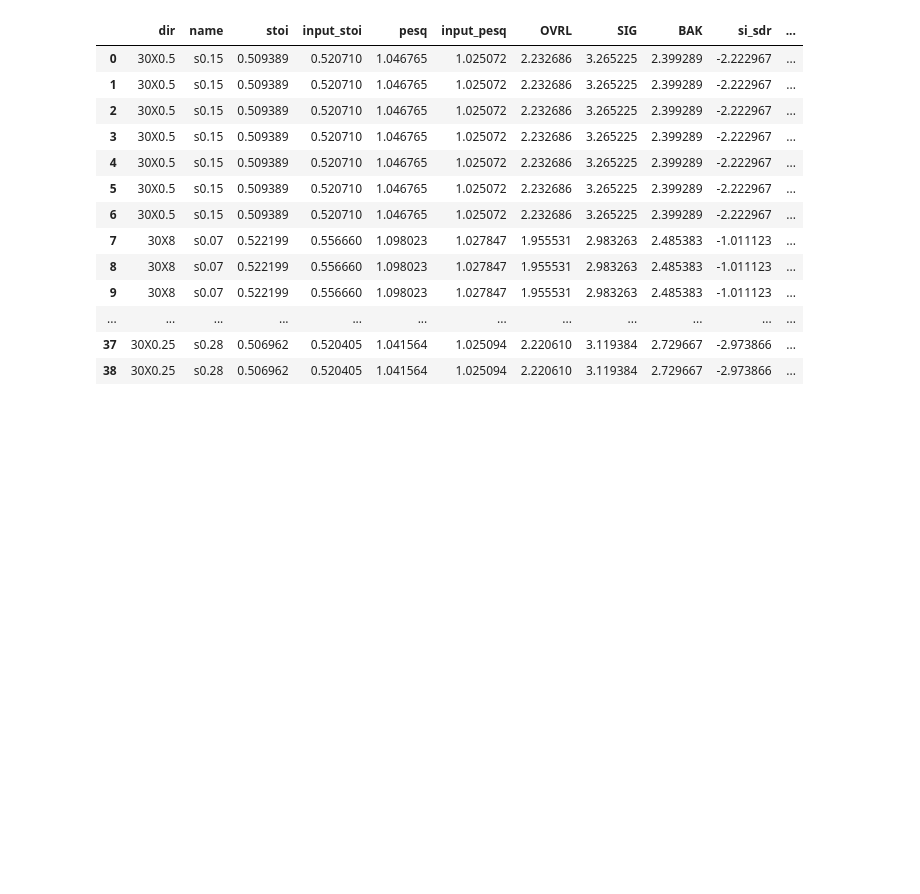
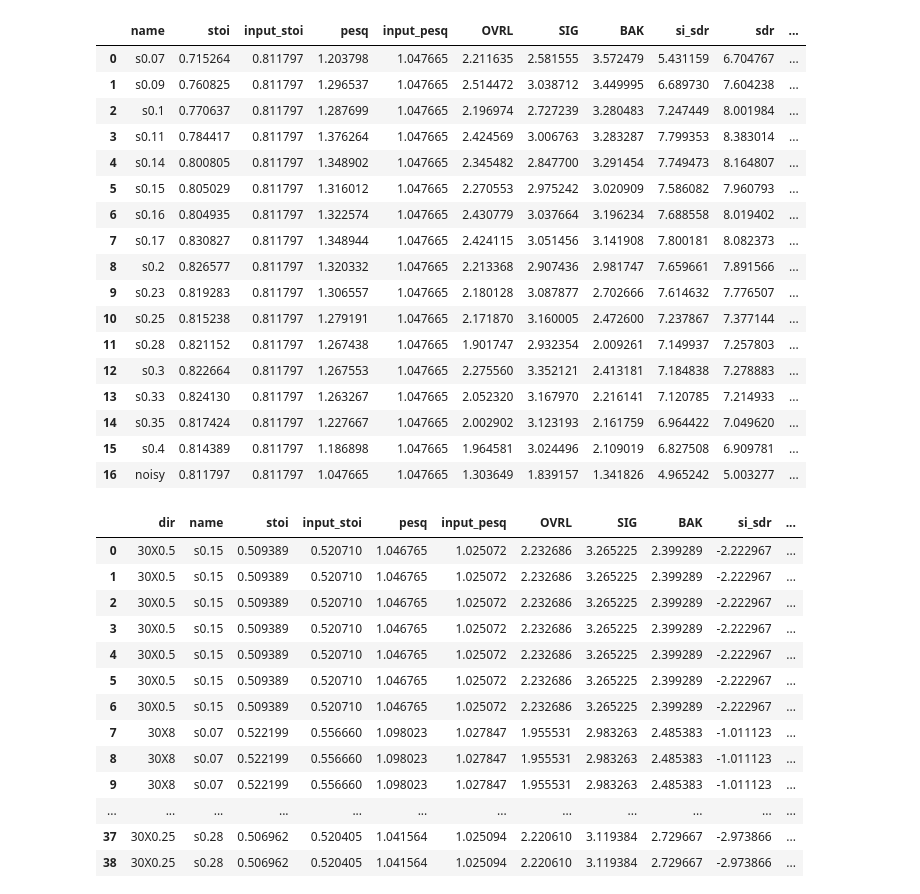
Before and after one commit to ephiephi/Undiff, a Jupyter notebook: analyze/analyze_exp_n_find_params.ipynb, the cells around one changed output. Saved outputs shown, nothing was run; the diff lists cells and outputs as text; code cells hidden in the pictures; blank space fills up the shorter version.

```diff
--- a/analyze/analyze_exp_n_find_params.ipynb
+++ b/analyze/analyze_exp_n_find_params.ipynb
@@ -182,0 +251,4 @@ get_df(exp_root,"30X2")
+# %%
+cols =["name","stoi","input_stoi","pesq","input_pesq","OVRL","SIG","BAK","si_sdr",'sdr', "sar",'sir',"noise_type", "filename","snr","s"]
+df4 = get_df("/data/ephraim/datasets/known_noise/undiff_exps/exp_n_chosen8/","34")[cols]
+df4[df4["pesq"] == df4["pesq"].max()]
@@ -182,0 +268,21 @@ get_df(exp_root,"30X2")
+# %%
+df4
+# %% [output]
+|  | name | stoi | input_stoi | pesq | input_pesq | OVRL | SIG | BAK | si_sdr | sdr | ... |
+| 0 | s0.07 | 0.715264 | 0.811797 | 1.203798 | 1.047665 | 2.211635 | 2.581555 | 3.572479 | 5.431159 | 6.704767 | ... |
+| 1 | s0.09 | 0.760825 | 0.811797 | 1.296537 | 1.047665 | 2.514472 | 3.038712 | 3.449995 | 6.689730 | 7.604238 | ... |
+| 2 | s0.1 | 0.770637 | 0.811797 | 1.287699 | 1.047665 | 2.196974 | 2.727239 | 3.280483 | 7.247449 | 8.001984 | ... |
+| 3 | s0.11 | 0.784417 | 0.811797 | 1.376264 | 1.047665 | 2.424569 | 3.006763 | 3.283287 | 7.799353 | 8.383014 | ... |
+| 4 | s0.14 | 0.800805 | 0.811797 | 1.348902 | 1.047665 | 2.345482 | 2.847700 | 3.291454 | 7.749473 | 8.164807 | ... |
+| 5 | s0.15 | 0.805029 | 0.811797 | 1.316012 | 1.047665 | 2.270553 | 2.975242 | 3.020909 | 7.586082 | 7.960793 | ... |
+| 6 | s0.16 | 0.804935 | 0.811797 | 1.322574 | 1.047665 | 2.430779 | 3.037664 | 3.196234 | 7.688558 | 8.019402 | ... |
+| 7 | s0.17 | 0.830827 | 0.811797 | 1.348944 | 1.047665 | 2.424115 | 3.051456 | 3.141908 | 7.800181 | 8.082373 | ... |
+| 8 | s0.2 | 0.826577 | 0.811797 | 1.320332 | 1.047665 | 2.213368 | 2.907436 | 2.981747 | 7.659661 | 7.891566 | ... |
+| 9 | s0.23 | 0.819283 | 0.811797 | 1.306557 | 1.047665 | 2.180128 | 3.087877 | 2.702666 | 7.614632 | 7.776507 | ... |
+| 10 | s0.25 | 0.815238 | 0.811797 | 1.279191 | 1.047665 | 2.171870 | 3.160005 | 2.472600 | 7.237867 | 7.377144 | ... |
+| 11 | s0.28 | 0.821152 | 0.811797 | 1.267438 | 1.047665 | 1.901747 | 2.932354 | 2.009261 | 7.149937 | 7.257803 | ... |
+| 12 | s0.3 | 0.822664 | 0.811797 | 1.267553 | 1.047665 | 2.275560 | 3.352121 | 2.413181 | 7.184838 | 7.278883 | ... |
+| 13 | s0.33 | 0.824130 | 0.811797 | 1.263267 | 1.047665 | 2.052320 | 3.167970 | 2.216141 | 7.120785 | 7.214933 | ... |
+| 14 | s0.35 | 0.817424 | 0.811797 | 1.227667 | 1.047665 | 2.002902 | 3.123193 | 2.161759 | 6.964422 | 7.049620 | ... |
+| 15 | s0.4 | 0.814389 | 0.811797 | 1.186898 | 1.047665 | 1.964581 | 3.024496 | 2.109019 | 6.827508 | 6.909781 | ... |
+| 16 | noisy | 0.811797 | 0.811797 | 1.047665 | 1.047665 | 1.303649 | 1.839157 | 1.341826 | 4.965242 | 5.003277 | ... |
```
Also changed, not shown: parts of 13 cells of this notebook, 34 other files.
